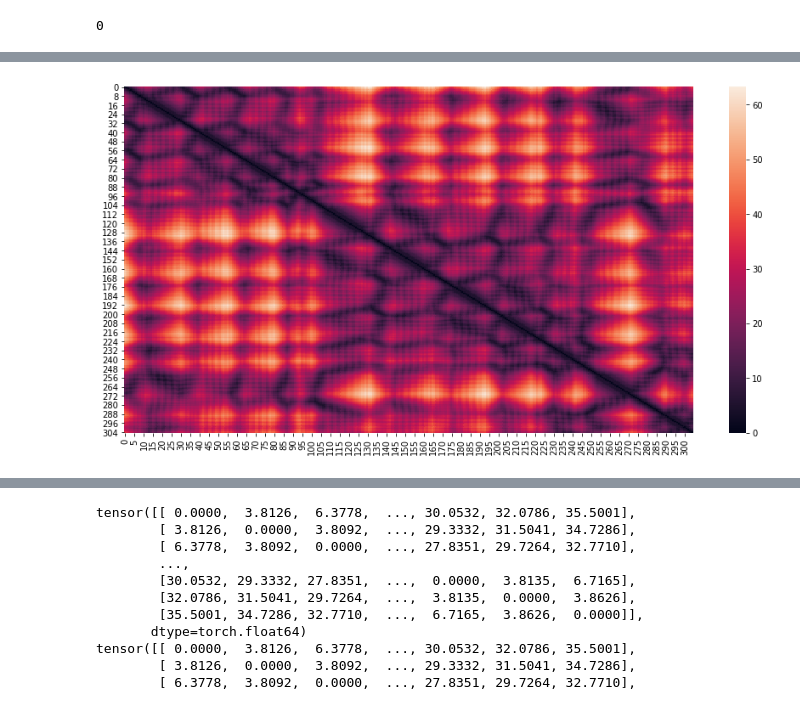
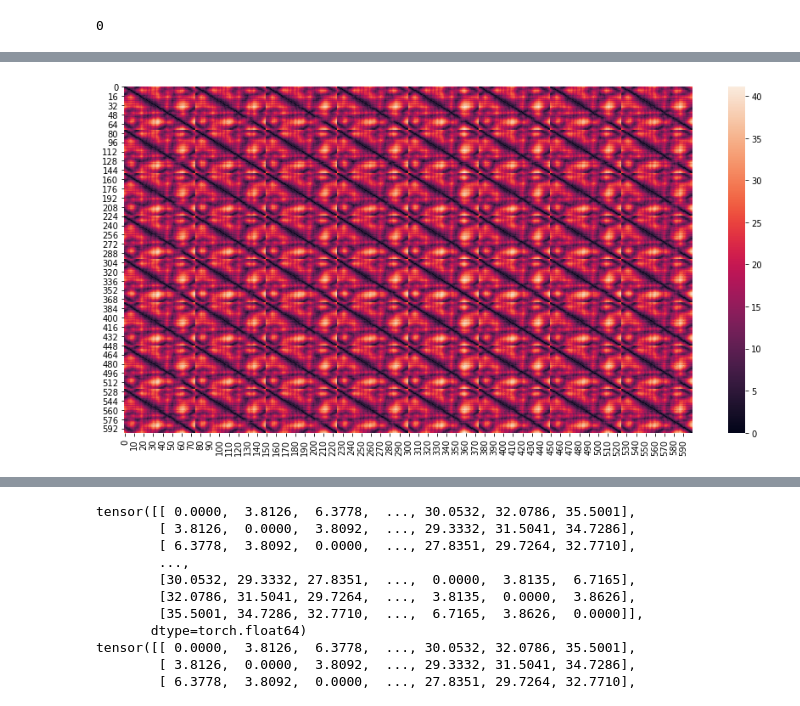
Before and after one commit to simonholmes001/dataset_preparation, a Jupyter notebook: build_distance_matrix.ipynb, the cells around one changed output, grey strips where cells are left out. Cells and saved outputs as stored; diff of their text form; code cells hidden in the pictures.

```diff
--- a/build_distance_matrix.ipynb
+++ b/build_distance_matrix.ipynb
@@ -135,12 +135,12 @@ plt.show()
 # %%
 # Plot the heatmap of the original distance matrix (before data processing)
 
-source2 = '/media/the_beast/B/mathisi_tests/data/closed_dataset/distance_matrix/7abp_label.pickle'
+source2 = '/media/the_beast/B/mathisi_tests/data/closed_dataset/testset/distance_matrix/2mbe_label.pickle'
 heat = Heatmap(source2)
 heat.loader()
 heat.make_distance_map()
 # %% [output]
-[figure, old version]
+[figure, new version]
 # %%
 # Compare shapes
 
```
Also changed, not shown: parts of 32 cells of this notebook.
